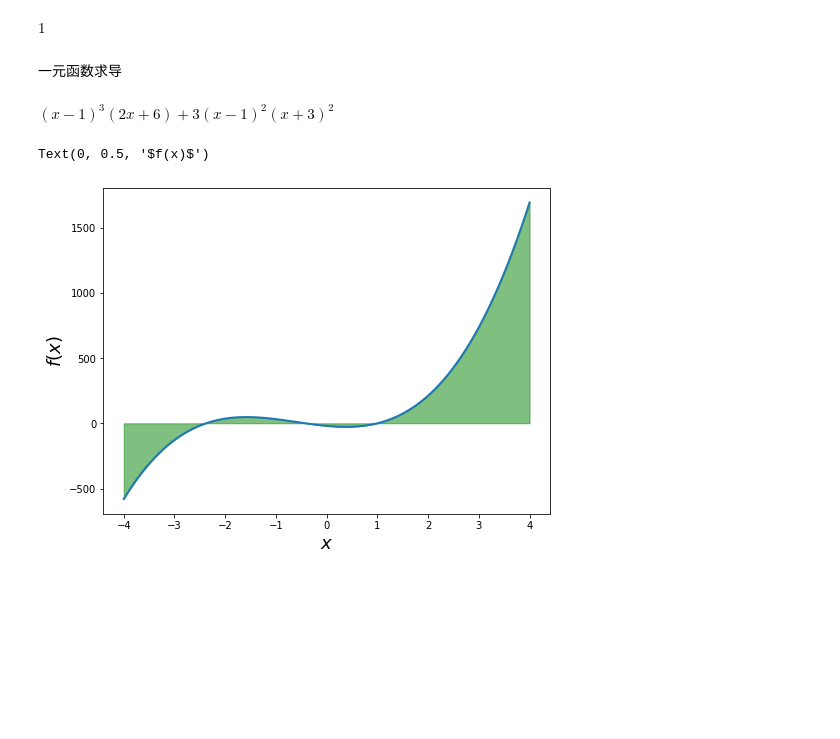
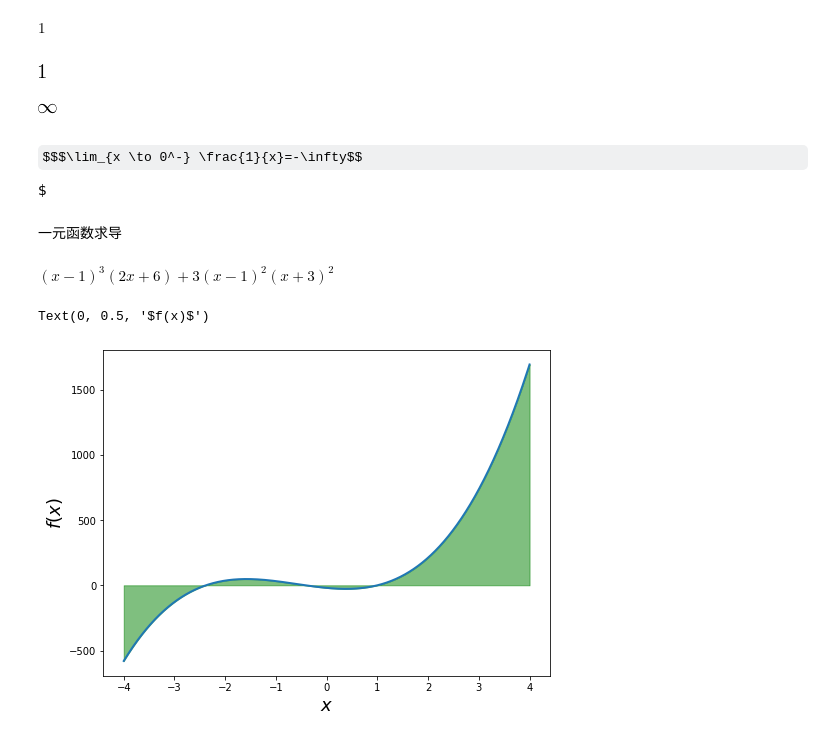
Before and after one commit to jayaston/mypyworks, a Jupyter notebook: 科学计算.ipynb, the cells around one changed output. Saved outputs shown, nothing was run; the diff lists cells and outputs as text; code cells hidden in the pictures; some formulas as TeX source; blank space fills up the shorter version.

```diff
--- a/科学计算.ipynb
+++ b/科学计算.ipynb
@@ -82,5 +107,28 @@ sp.limit(s,n,sp.oo,'-')
 # %% [output]
 $\displaystyle 1$
+# %%
+#一次算多个极限
+
+from IPython.display import display, Latex
+import sympy as sy
+x, y, z = sy.symbols('x y z', real=True)
+sy.init_printing(use_unicode=True)
+
+f1 = sy.sin(x)/x
+
+
+display(sy.limit(f1, x, 0))
+
+f2 = 1/x
+
+
+lmt3 = sy.Limit(f2, x, 0, '-')
+display(sy.limit(f2, x, 0, '+'))
+display(Latex(f"$${sy.latex(lmt3)}={sy.latex(lmt3.doit())}$$"))
+# %% [output]
+[figure, added]
+[figure, added]
+$$$\lim_{x \to 0^-} \frac{1}{x}=-\infty$$$
 # %% [markdown]
 一元函数求导
 # %%
```
Also changed, not shown: parts of 26 cells of this notebook, 2 other files.
